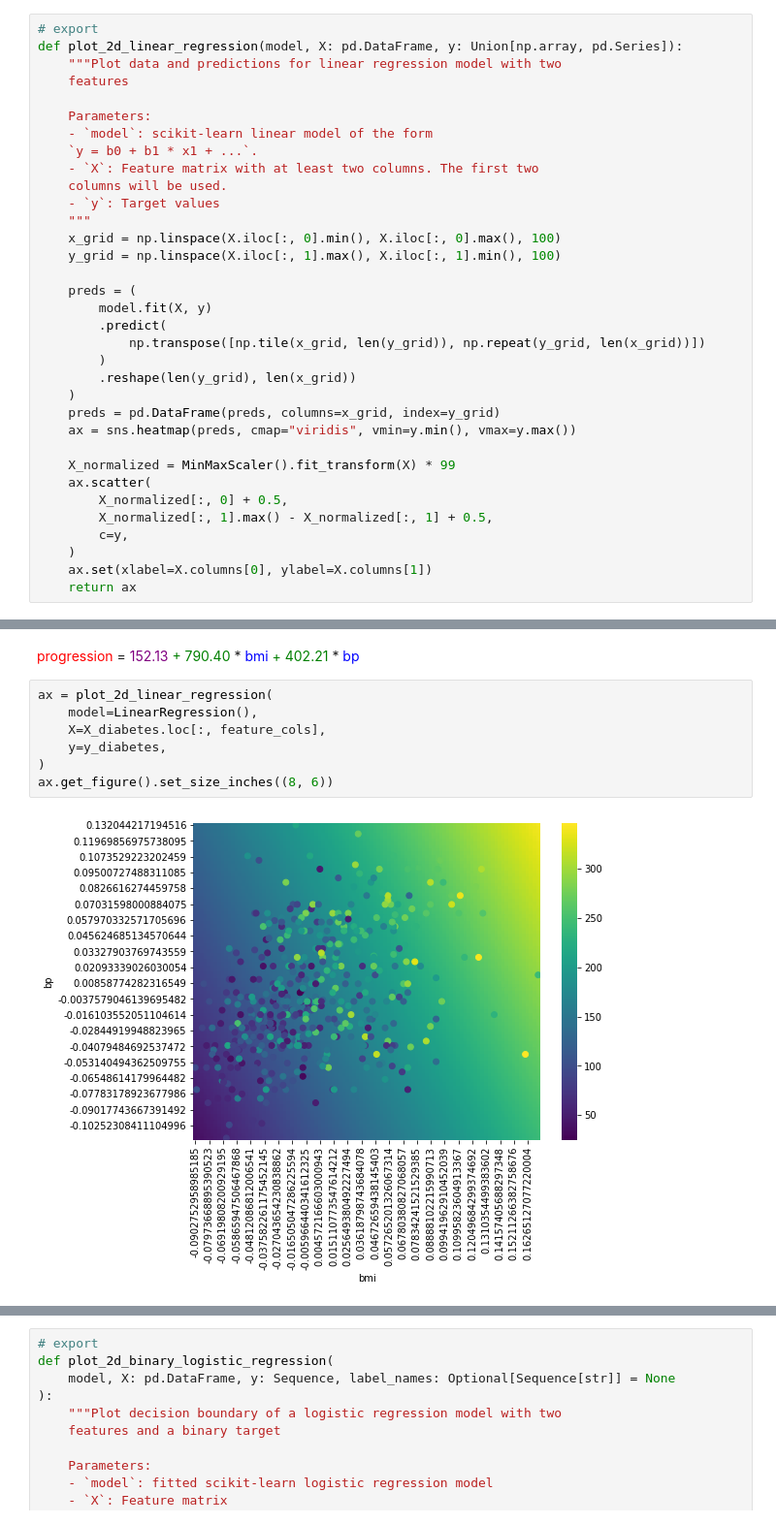
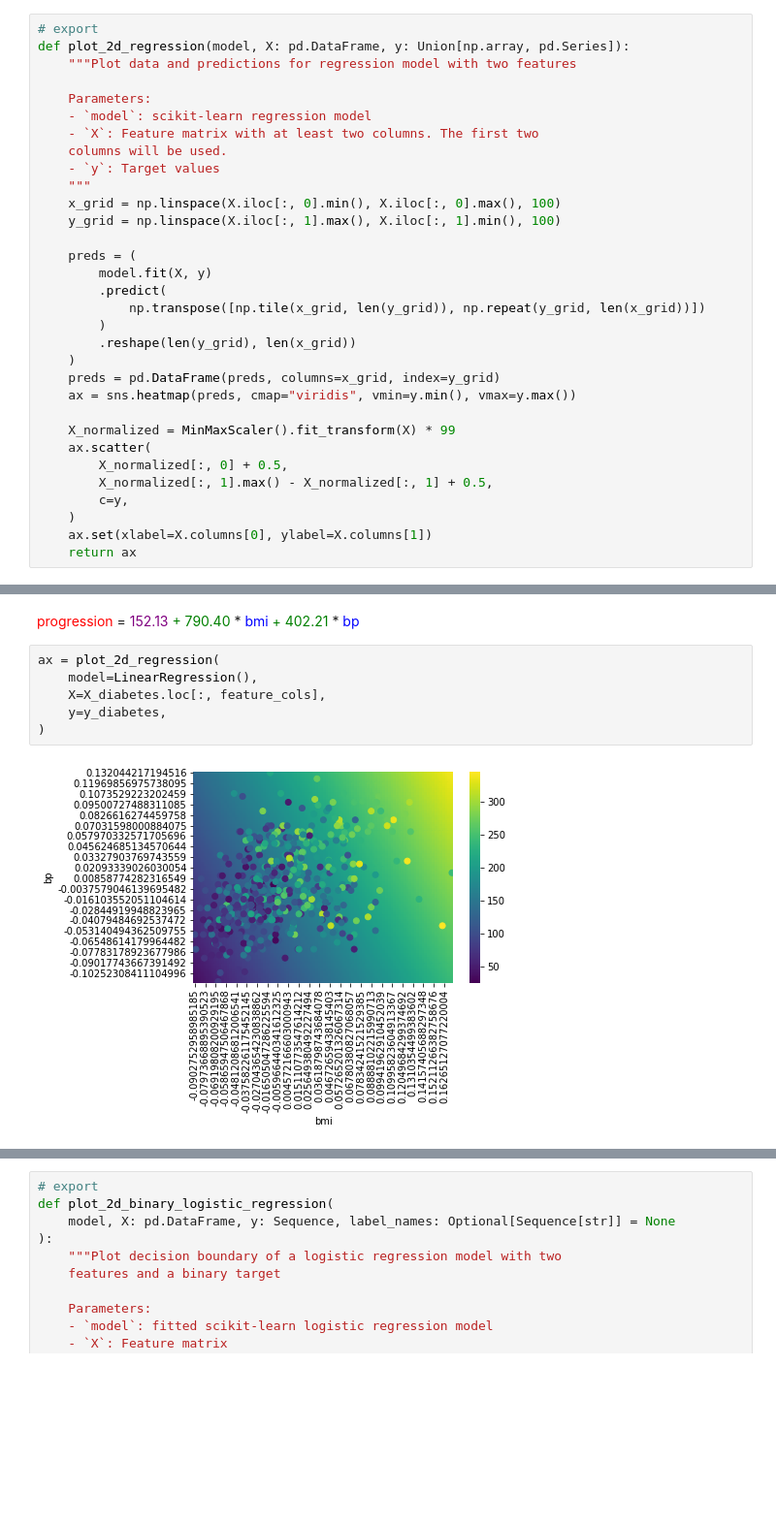
Before and after one commit to gsganden/model_inspector, a Jupyter notebook: 00_inspect.ipynb, the cells around one changed output, grey strips where cells are left out. Shown at 97% size. Drawn from its saved outputs; the diff is of its cells as text; blank space fills up the shorter version.

Commit message:
Generalize plot_2d_linear_regression

```diff
--- a/00_inspect.ipynb
+++ b/00_inspect.ipynb
@@ -140,13 +142,11 @@ log-odds(versicolor) = 2.24 + 0.53 * sepal length (cm) - 0.32 * sepal width (cm)
 log-odds(virginica) = -12.09 - 0.11 * sepal length (cm) - 0.65 * sepal width (cm) + 2.72 * petal length (cm) + 2.02 * petal width (cm)
 # %%
 # export
-def plot_2d_linear_regression(model, X: pd.DataFrame, y: Union[np.array, pd.Series]):
-    """Plot data and predictions for linear regression model with two
-    features
+def plot_2d_regression(model, X: pd.DataFrame, y: Union[np.array, pd.Series]):
+    """Plot data and predictions for regression model with two features
 
     Parameters:
-    - `model`: scikit-learn linear model of the form
-    `y = b0 + b1 * x1 + ...`.
+    - `model`: scikit-learn regression model
     - `X`: Feature matrix with at least two columns. The first two
     columns will be used.
     - `y`: Target values
@@ -184,11 +184,10 @@ HTML(
 # %% [output]
 progression = 152.13 + 790.40 * bmi + 402.21 * bp
 # %%
-ax = plot_2d_linear_regression(
+ax = plot_2d_regression(
     model=LinearRegression(),
     X=X_diabetes.loc[:, feature_cols],
     y=y_diabetes,
 )
-ax.get_figure().set_size_inches((8, 6))
 # %% [output]
-[figure, old version]
+[figure, new version]
```
Also changed, not shown: parts of 3 cells of this notebook, 5 other files.
